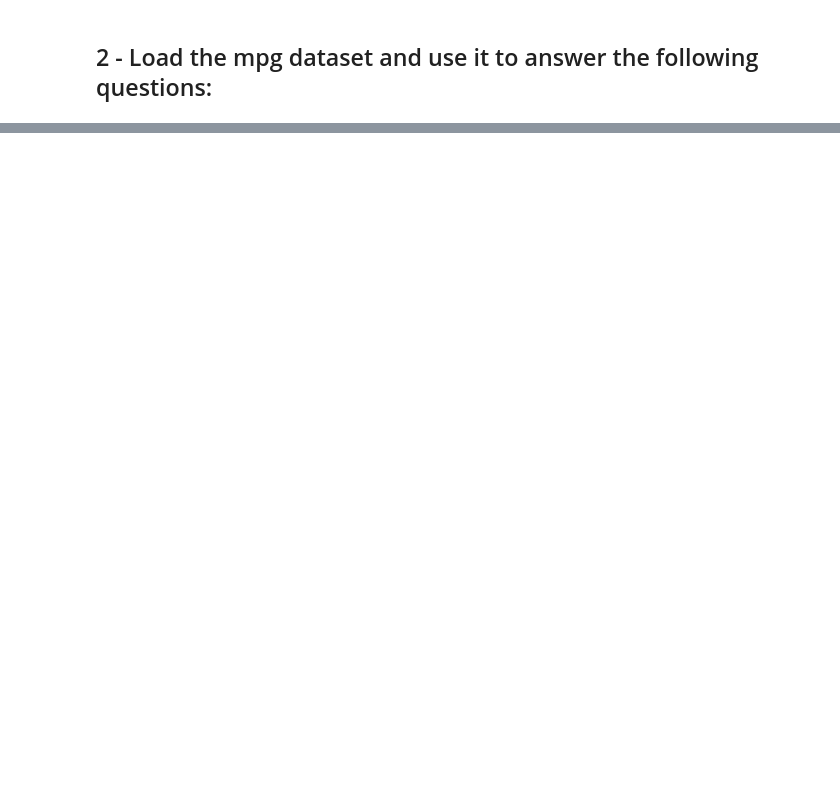
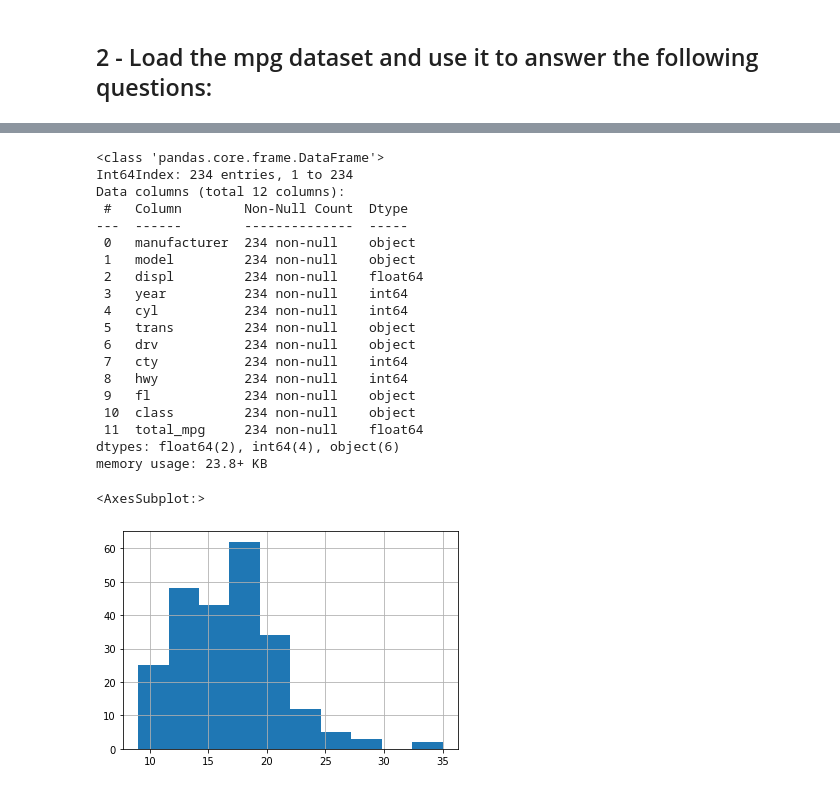
Before and after one commit to bradgauvin/statistics-exercises, a Jupyter notebook: hypothesis_testing.ipynb, the cells around one changed output, grey strips where cells are left out. Drawn from its saved outputs; the diff is of its cells as text; code cells hidden in the pictures; blank space fills up the shorter version.

```diff
--- a/hypothesis_testing.ipynb
+++ b/hypothesis_testing.ipynb
@@ -71,0 +52,4 @@ NameError: name 'data' is not defined
+# %%
+from pydataset import data
+mpg = data('mpg')
+mpg.head()
@@ -71,0 +87,26 @@ NameError: name 'data' is not defined
+# %%
+mpg['total_mpg'] = (mpg.cty + mpg.hwy) / 2
+mpg.info()
+mpg.cty.hist()
+# %% [output]
+<class 'pandas.core.frame.DataFrame'>
+Int64Index: 234 entries, 1 to 234
+Data columns (total 12 columns):
+ #   Column        Non-Null Count  Dtype
+---  ------        --------------  -----
+ 0   manufacturer  234 non-null    object
+ 1   model         234 non-null    object
+ 2   displ         234 non-null    float64
+ 3   year          234 non-null    int64
+ 4   cyl           234 non-null    int64
+ 5   trans         234 non-null    object
+ 6   drv           234 non-null    object
+ 7   cty           234 non-null    int64
+ 8   hwy           234 non-null    int64
+ 9   fl            234 non-null    object
+ 10  class         234 non-null    object
+ 11  total_mpg     234 non-null    float64
+dtypes: float64(2), int64(4), object(6)
+memory usage: 23.8+ KB
+<AxesSubplot:>
+[figure, added]
```
Also changed, not shown: parts of 38 cells of this notebook.
